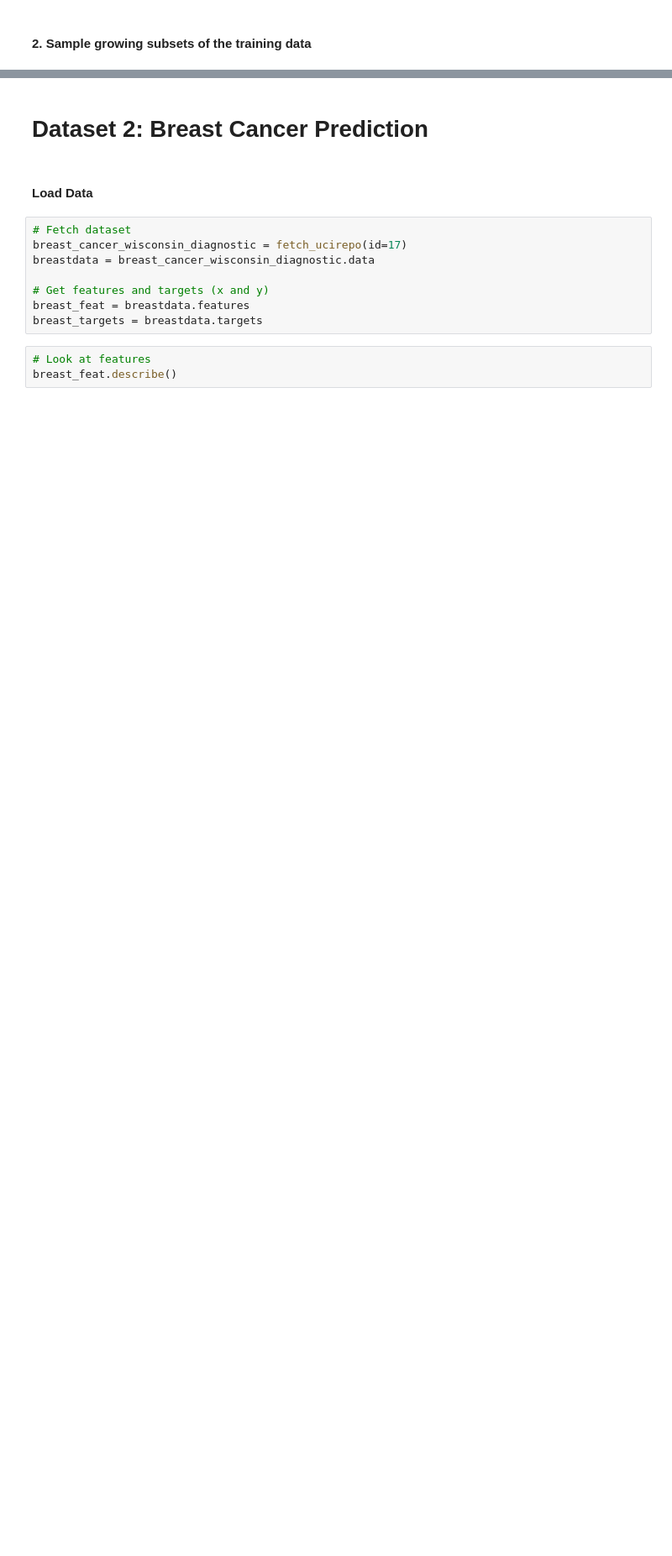
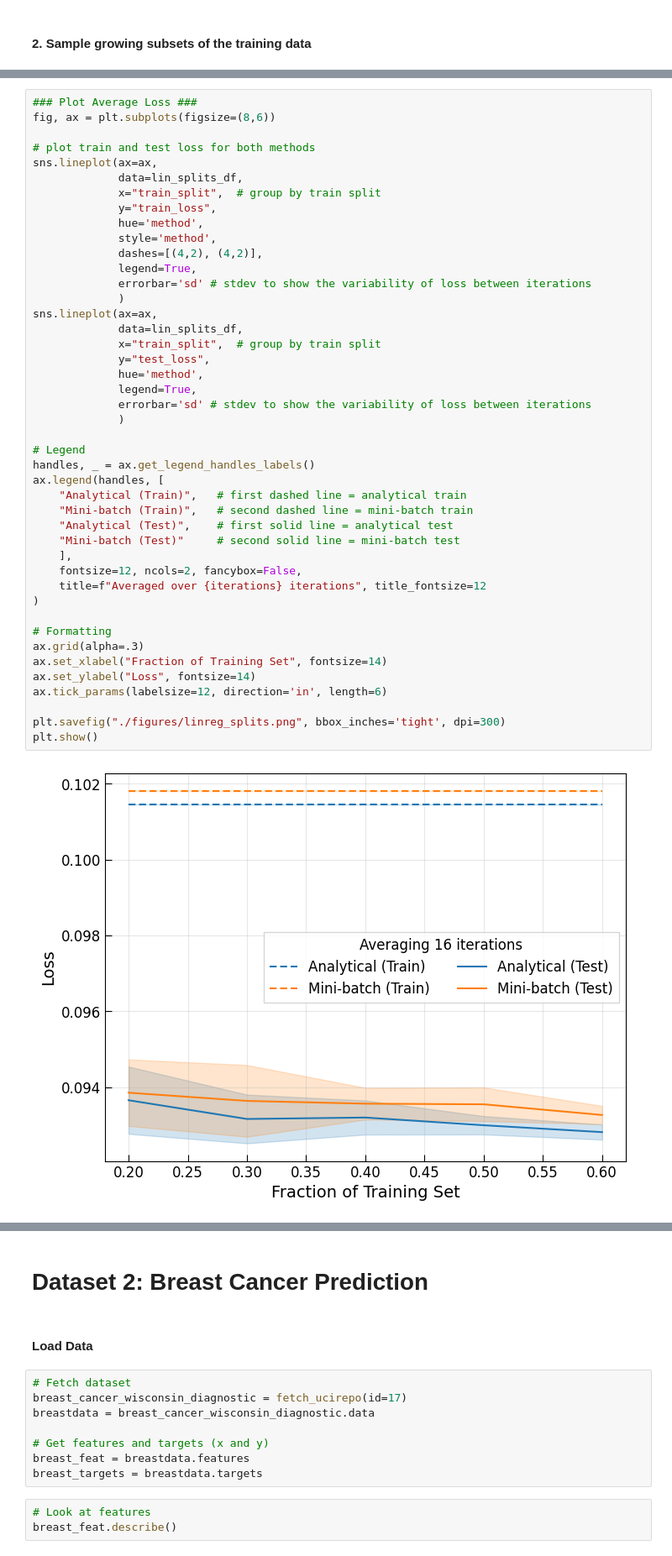
Before and after one commit to audrey352/PHYS551, a Jupyter notebook: Assignment1/A1_notebook.ipynb, the cells around one changed output, grey strips where cells are left out. Shown at 84% size. Drawn from its saved outputs; the diff is of its cells as text; blank space fills up the shorter version.

```diff
--- a/Assignment1/A1_notebook.ipynb
+++ b/Assignment1/A1_notebook.ipynb
@@ -769 +811,47 @@ for train_split in train_split_range:
+# %%
+### Plot Average Loss ###
+fig, ax = plt.subplots(figsize=(8,6))
+
+# plot train and test loss for both methods
+sns.lineplot(ax=ax,
+             data=lin_splits_df,
+             x="train_split",  # group by train split
+             y="train_loss",
+             hue='method',
+             style='method',
+             dashes=[(4,2), (4,2)],
+             legend=True,
+             errorbar='sd' # stdev to show the variability of loss between iterations
+             )
+sns.lineplot(ax=ax,
+             data=lin_splits_df,
+             x="train_split",  # group by train split
+             y="test_loss",
+             hue='method',
+             legend=True,
+             errorbar='sd' # stdev to show the variability of loss between iterations
+             )
+
+# Legend
+handles, _ = ax.get_legend_handles_labels()
+ax.legend(handles, [
+    "Analytical (Train)",   # first dashed line = analytical train
+    "Mini-batch (Train)",   # second dashed line = mini-batch train
+    "Analytical (Test)",    # first solid line = analytical test
+    "Mini-batch (Test)"     # second solid line = mini-batch test
+    ],
+    fontsize=12, ncols=2, fancybox=False,
+    title=f"Averaged over {iterations} iterations", title_fontsize=12
+)
+
+# Formatting
+ax.grid(alpha=.3)
+ax.set_xlabel("Fraction of Training Set", fontsize=14)
+ax.set_ylabel("Loss", fontsize=14)
+ax.tick_params(labelsize=12, direction='in', length=6)
+
+plt.savefig("./figures/linreg_splits.png", bbox_inches='tight', dpi=300)
+plt.show()
+# %% [output]
+[figure, added]
 # %%
```
Also changed, not shown: parts of 19 cells of this notebook, 3 other files.
